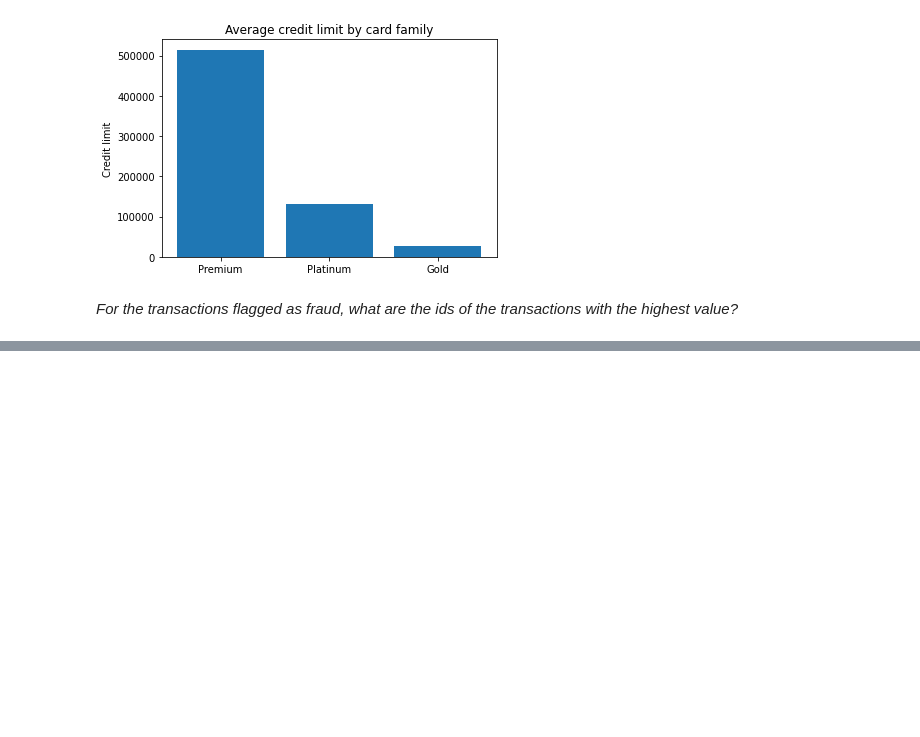
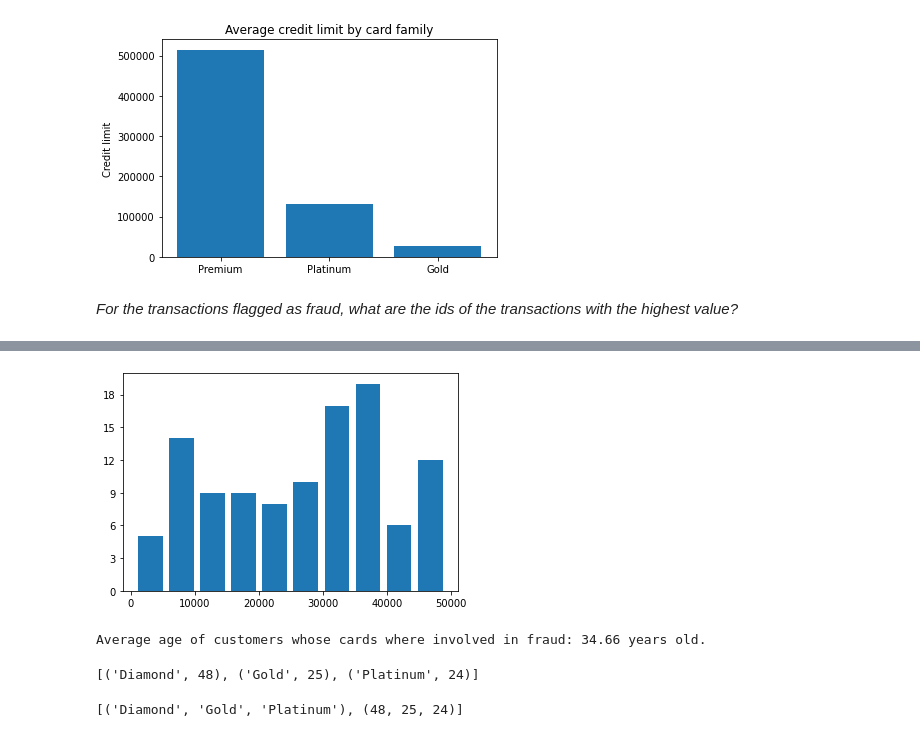
Before and after one commit to Eric-Mendes/conta-stone-data-challenge, a Jupyter notebook: data_analyses.ipynb, the cells around one changed output, grey strips where cells are left out. Cells and saved outputs as stored; diff of their text form; code cells hidden in the pictures; blank space fills up the shorter version.

```diff
--- a/data_analyses.ipynb
+++ b/data_analyses.ipynb
@@ -141,0 +194,6 @@ plt.show()
+# %%
+plt.yticks([i for i in range(0, 19, 3)])
+plt.hist(df_fraud_transactions['value'], rwidth=0.8)
+plt.show()
+# %% [output]
+[figure, added]
@@ -141,0 +204,17 @@ plt.show()
+# %%
+avg_age_frauds = customer_cards_involved_in_frauds['age'].mean()
+print("Average age of customers whose cards where involved in fraud: {} years old.".format(round(avg_age_frauds, 2)))
+# %% [output]
+Average age of customers whose cards where involved in fraud: 34.66 years old.
+# %%
+families = np.unique(customer_cards_involved_in_frauds['segment'])
+data = [(seg, customer_cards_involved_in_frauds['segment'].loc[customer_cards_involved_in_frauds['segment'] == seg].count()) for seg in families]
+data
+# %% [output]
+[('Diamond', 48), ('Gold', 25), ('Platinum', 24)]
+# %%
+data = zip(*data)
+data1 = list(data)
+data1
+# %% [output]
+[('Diamond', 'Gold', 'Platinum'), (48, 25, 24)]
```
Also changed, not shown: parts of 12 cells of this notebook.
